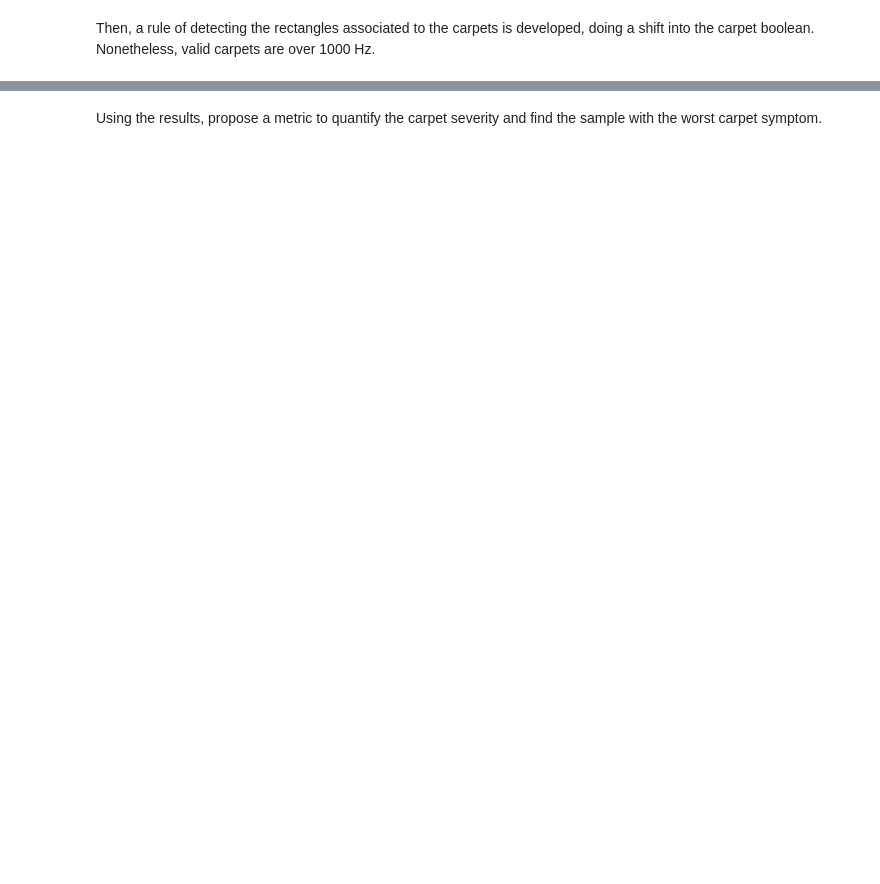
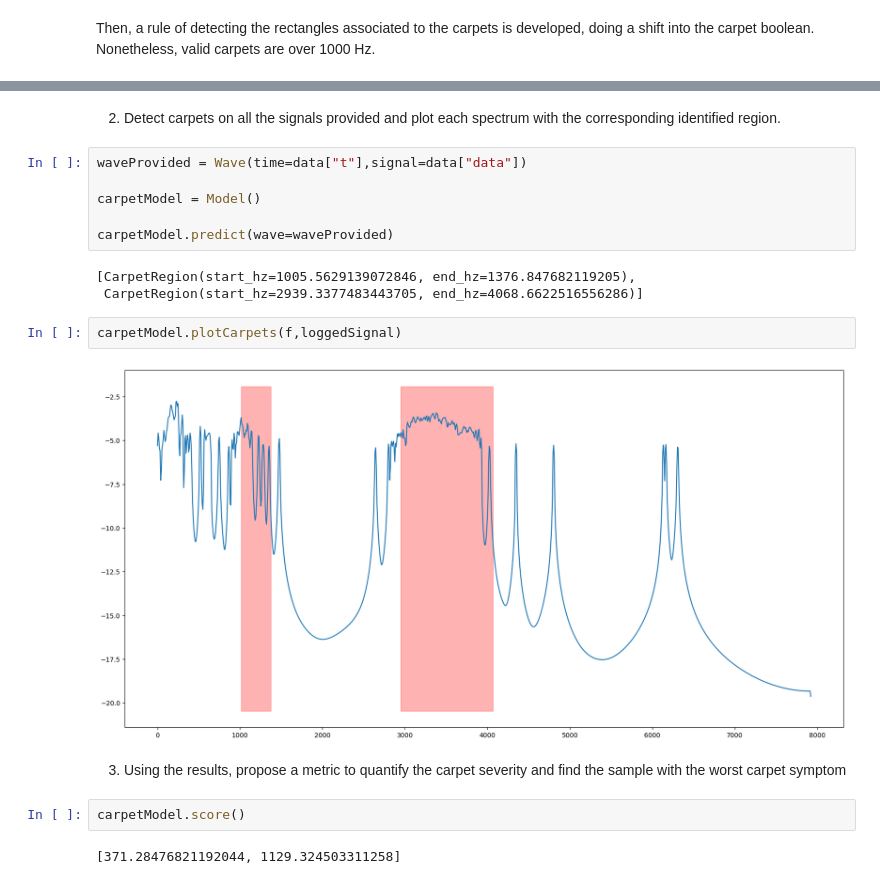
Before and after one commit to pyKuga/TRACTIAN, a Jupyter notebook: part2.ipynb, the cells around one changed output, grey strips where cells are left out. Saved outputs shown, nothing was run; the diff lists cells and outputs as text; blank space fills up the shorter version.

```diff
--- a/part2.ipynb
+++ b/part2.ipynb
@@ -191,3 +229,22 @@ class Model:
+# %% [markdown]
+
+2. Detect carpets on all the signals provided and plot each spectrum with the corresponding identified region.
+# %%
+waveProvided = Wave(time=data["t"],signal=data["data"])
+
+carpetModel = Model()
+
+carpetModel.predict(wave=waveProvided)
+# %% [output]
+[CarpetRegion(start_hz=1005.5629139072846, end_hz=1376.847682119205),
+ CarpetRegion(start_hz=2939.3377483443705, end_hz=4068.6622516556286)]
+# %%
+carpetModel.plotCarpets(f,loggedSignal)
+# %% [output]
+[figure, added]
 # %% [markdown]
-Using the results, propose a metric to quantify the carpet severity and find the
-sample with the worst carpet symptom.
+3. Using the results, propose a metric to quantify the carpet severity and find the sample with the worst carpet symptom
+# %%
+carpetModel.score()
+# %% [output]
+[371.28476821192044, 1129.324503311258]
```
Also changed, not shown: parts of 10 cells of this notebook.
